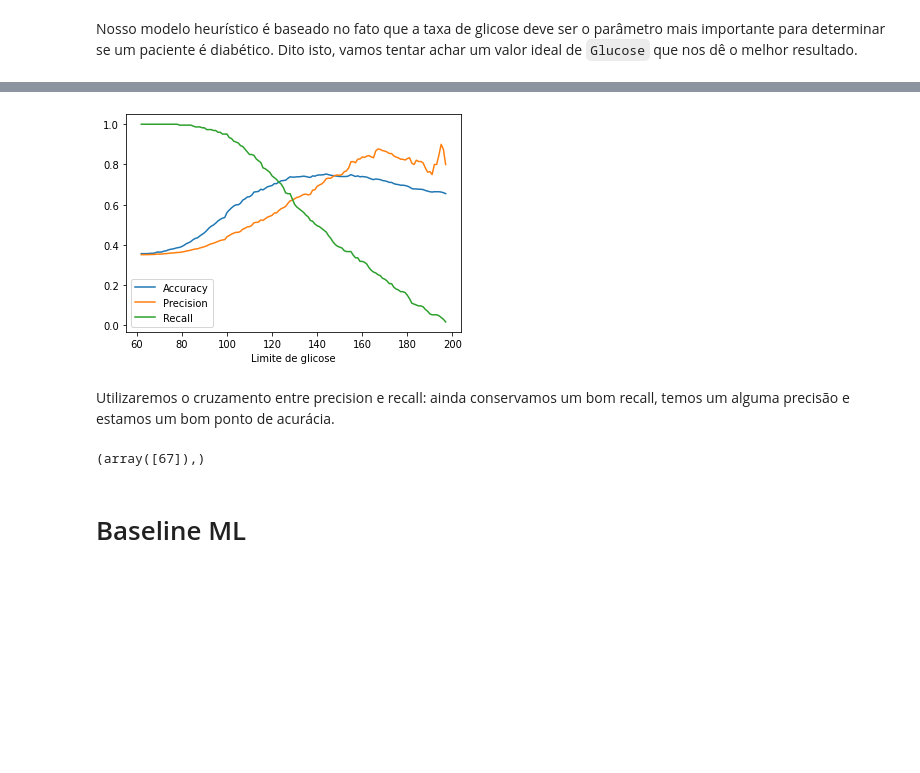
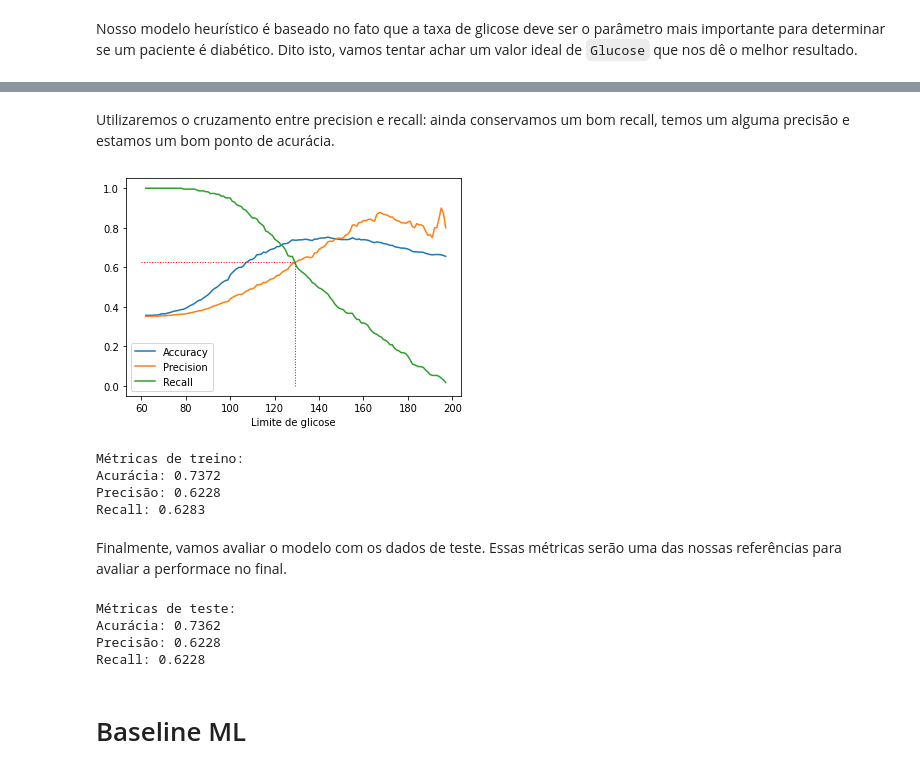
Before and after one commit to franklinzppa/diabetes-classification, a Jupyter notebook: diabetes-clf.ipynb, the cells around one changed output, grey strips where cells are left out. Drawn from its saved outputs; the diff is of its cells as text; code cells hidden in the pictures; blank space fills up the shorter version.

Commit message:
corrected heuristic model and changes to dtypes

```diff
--- a/diabetes-clf.ipynb
+++ b/diabetes-clf.ipynb
@@ -258,6 +326,5 @@ Nosso modelo heurístico é baseado no fato que a taxa de glicose deve ser o par
 filtro_nan = X_train['Glucose'].isna()
 index_nan = X_train[filtro_nan].index.tolist()
 
-X_heuristic = X_train[['Glucose']].drop(index=index_nan)
-y_heuristic = y_train.drop(index=index_nan)
-X_heuristic.head()
+X_train_heuristic = X_train[['Glucose']].drop(index=index_nan)
+y_train_heuristic = y_train.drop(index=index_nan)
@@ -271,5 +331,5 @@ X_heuristic.head()
 # %%
-# "Treinando" o modelo
+# Treinando o modelo
 
 glucose_thr = np.arange(62, 198, 1)
 accuracy_list = []
@@ -283,31 +343,20 @@ def test_glucose(gl, thr):
         return 0
 
 for thr in glucose_thr:
-    outcome_predict = X_heuristic["Glucose"].apply(test_glucose, thr=thr)
+    outcome_predict = X_train_heuristic["Glucose"].apply(test_glucose, thr=thr)
 
-    accuracy = np.round(accuracy_score(y_heuristic, outcome_predict), 4)
-    precision = np.round(precision_score(y_heuristic, outcome_predict), 4)
-    recall = np.round(recall_score(y_heuristic, outcome_predict), 4)
+    accuracy = np.round(accuracy_score(y_train_heuristic, outcome_predict), 4)
+    precision = np.round(precision_score(y_train_heuristic, outcome_predict), 4)
+    recall = np.round(recall_score(y_train_heuristic, outcome_predict), 4)
 
     accuracy_list.append(accuracy)
     precision_list.append(precision)
     recall_list.append(recall)
-
-
-plt.plot(glucose_thr, accuracy_list, label='Accuracy')
-plt.plot(glucose_thr, precision_list, label='Precision')
-plt.plot(glucose_thr, recall_list, label='Recall')
-#plt.hlines(y=acc_max, xmin=60, xmax=thr_max, linestyle=':', linewidth=1, color='r')
-#plt.vlines(x=thr_max, ymin=0.3, ymax=acc_max, linestyle=':', linewidth=1, color='r')
-plt.xlabel("Limite de glicose")
-plt.legend()
-plt.show()
-# %% [output]
-[figure, removed]
 # %% [markdown]
 Utilizaremos o cruzamento entre precision e recall: ainda conservamos um bom recall, temos um alguma precisão e estamos um bom ponto de acurácia.
 # %%
-idx = np.where(np.isclose(np.array(precision_list),np.array(recall_list), rtol=4e-2))
+idx = np.where(np.isclose(np.array(precision_list), np.array(recall_list), rtol=4e-2))[0][0]
 thr_heuristic = glucose_thr[idx]
+train_recall = recall_list[idx]
+train_precision = precision_list[idx]
+train_accuracy = accuracy_list[idx]
-# %% [output]
-(array([67]),)
@@ -320,0 +363,25 @@ thr_max = glucose_thr[acc_max_idx]
+# %%
+plt.plot(glucose_thr, accuracy_list, label='Accuracy')
+plt.plot(glucose_thr, precision_list, label='Precision')
+plt.plot(glucose_thr, recall_list, label='Recall')
+plt.hlines(y=train_recall, xmin=60, xmax=thr_heuristic, linestyle=':', linewidth=1, color='r')
+plt.vlines(x=thr_heuristic, ymin=0.0, ymax=train_recall, linestyle=':', linewidth=1, color='r')
+plt.xlabel("Limite de glicose")
+plt.legend()
+plt.show()
+# %% [output]
+[figure, added]
+# %%
+# Print das métricas de treino
+
+print("Métricas de treino:")
+print(f"Acurácia: {train_accuracy}")
+print(f"Precisão: {train_precision}")
+print(f"Recall: {train_recall}")
+# %% [output]
+Métricas de treino:
+Acurácia: 0.7372
+Precisão: 0.6228
+Recall: 0.6283
+# %% [markdown]
+Finalmente, vamos avaliar o modelo com os dados de teste. Essas métricas serão uma das nossas referências para avaliar a performace no final.
@@ -321,3 +396,21 @@ thr_max = glucose_thr[acc_max_idx]
+# %%
+# Predict no dataset de teste
+
+outcome_predict = X_test_heuristic["Glucose"].apply(test_glucose, thr=thr_heuristic)
+
+accuracy = np.round(accuracy_score(y_test_heuristic, outcome_predict), 4)
+precision = np.round(precision_score(y_test_heuristic, outcome_predict), 4)
+recall = np.round(recall_score(y_test_heuristic, outcome_predict), 4)
+
+print("Métricas de teste:")
+print(f"Acurácia: {accuracy}")
+print(f"Precisão: {precision}")
+print(f"Recall: {recall}")
+# %% [output]
+Métricas de teste:
+Acurácia: 0.7362
+Precisão: 0.6228
+Recall: 0.6228
 # %% [markdown]
 # Baseline ML
 # %% [markdown]
```
Also changed, not shown: parts of 17 cells of this notebook.
